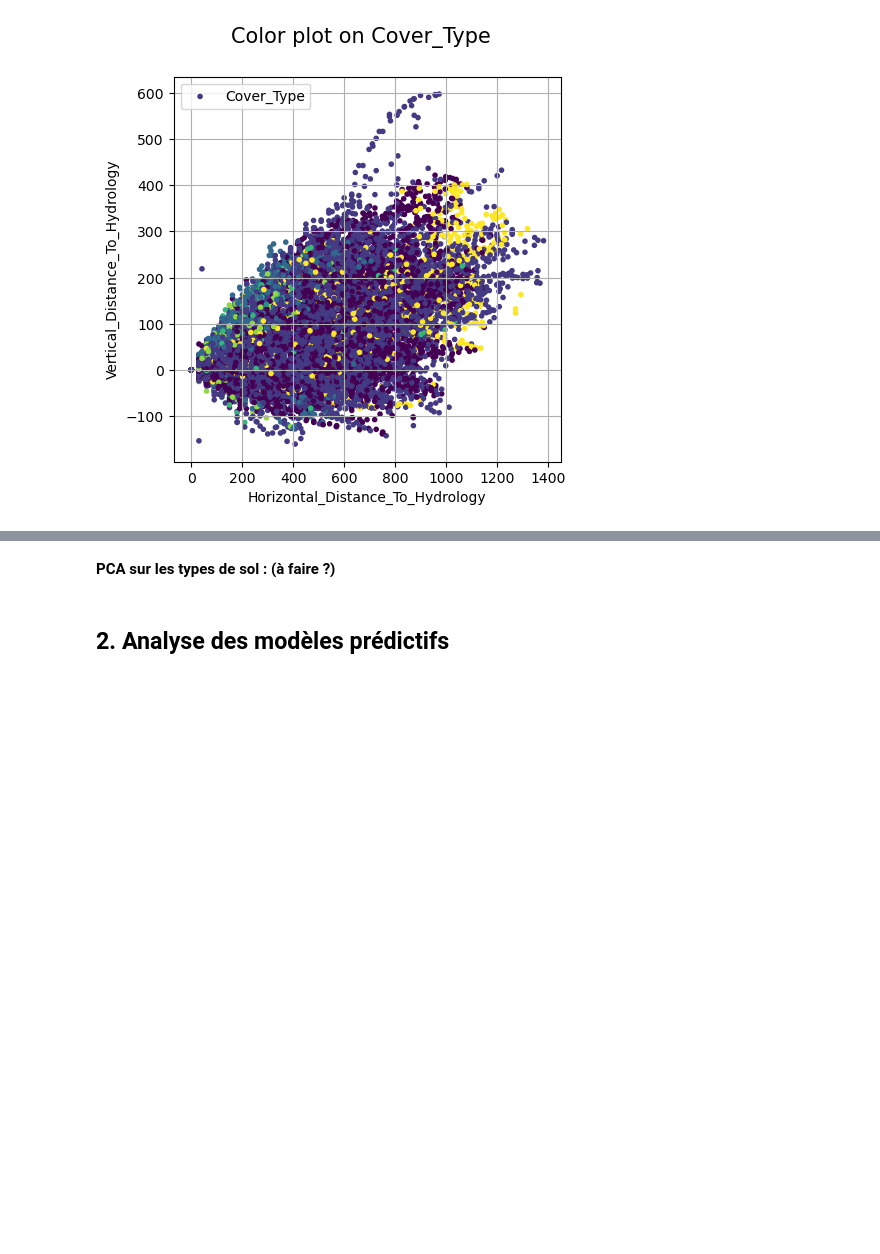
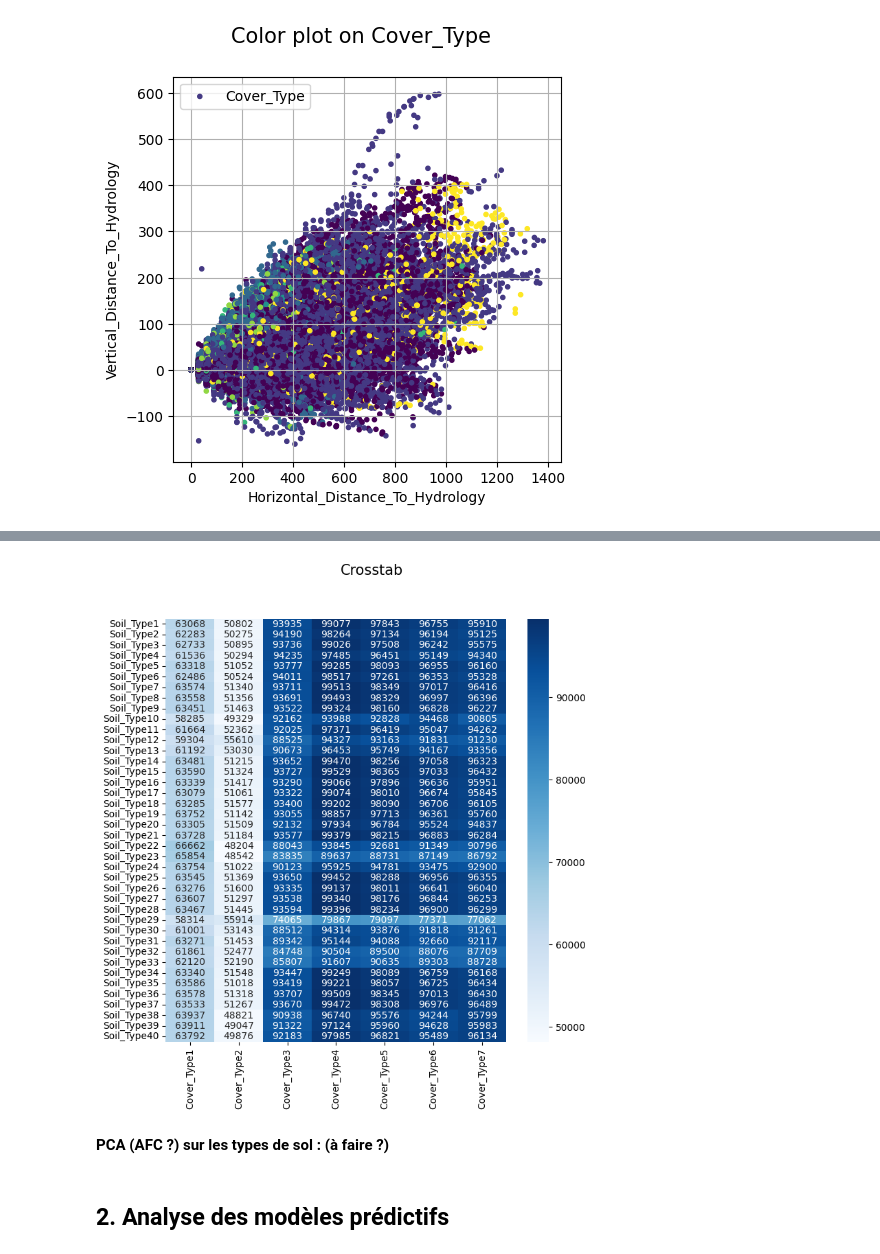
Before and after one commit to DarenXL/Apprentissage-Supervise-M2-MIA, a Jupyter notebook: Classification/classification.ipynb, the cells around one changed output, grey strips where cells are left out. Drawn from its saved outputs; the diff is of its cells as text; code cells hidden in the pictures; blank space fills up the shorter version.

```diff
--- a/Classification/classification.ipynb
+++ b/Classification/classification.ipynb
@@ -121,5 +128,9 @@ colorScatterPlot('Horizontal_Distance_To_Roadways', 'Horizontal_Distance_To_Fire
+# %%
+crosstab(train.iloc[:,14:54],train.iloc[:,-1],prefix=("Soil_Type","Cover_Type"))
+# %% [output]
+[figure, added]
 # %% [markdown]
-**PCA sur les types de sol : (à faire ?)**
+**PCA (AFC ?) sur les types de sol : (à faire ?)**
 # %% [markdown]
 ## 2. Analyse des modèles prédictifs
 # %% [markdown]
```
Also changed, not shown: parts of 15 cells of this notebook, 2 other files.
